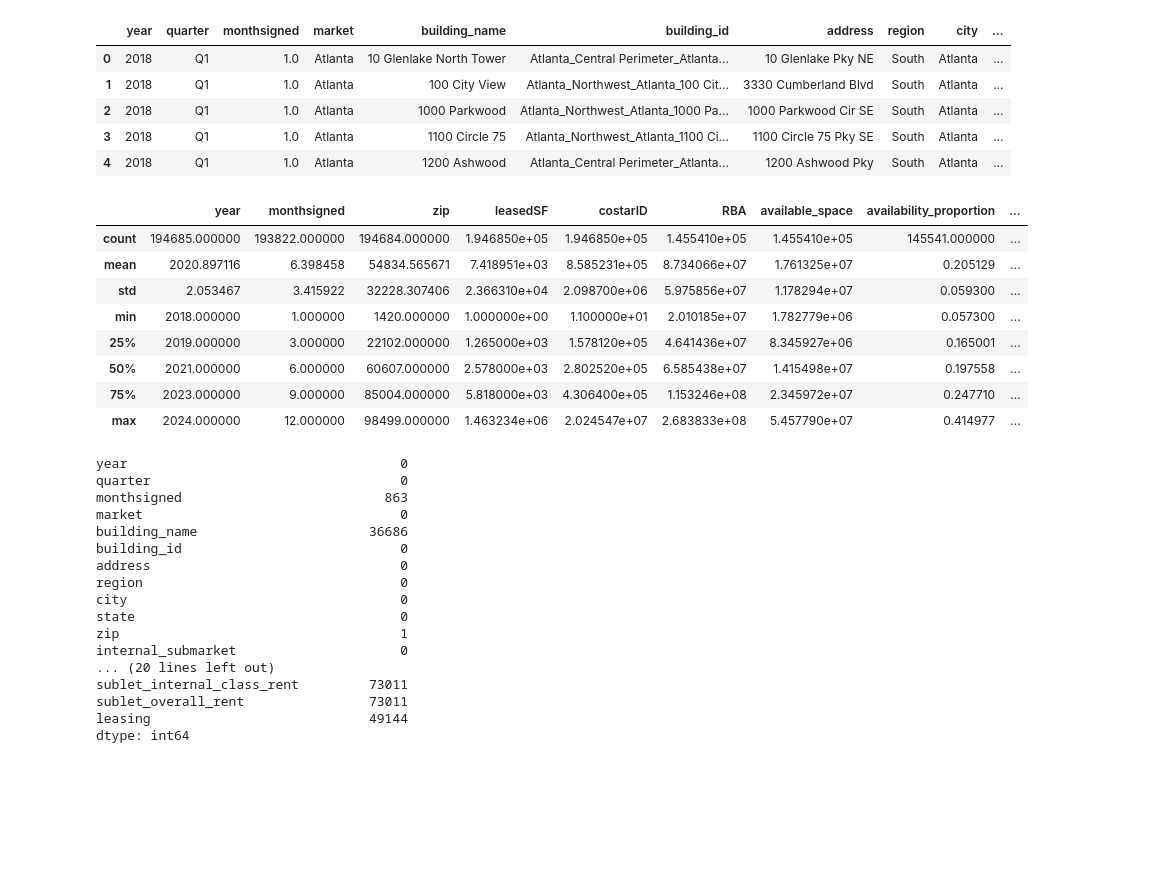
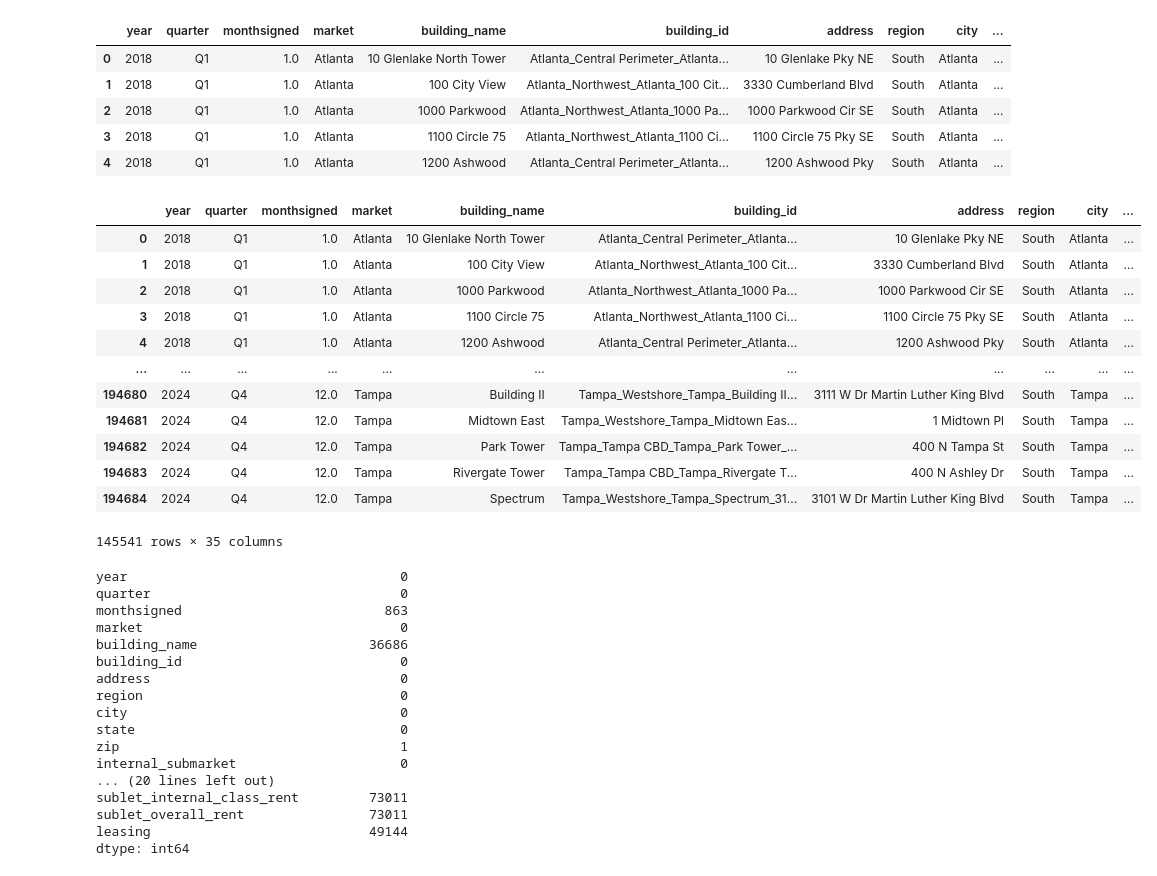
Before and after one commit to GlenFilson/ASADatafest25, a Jupyter notebook: Notebooks/glen.ipynb, the cells around one changed output. Drawn from its saved outputs; the diff is of its cells as text; code cells hidden in the pictures; blank space fills up the shorter version.

```diff
--- a/Notebooks/glen.ipynb
+++ b/Notebooks/glen.ipynb
@@ -13,18 +13,24 @@ leases.head()
 | 2 | 2018 | Q1 | 1.0 | Atlanta | 1000 Parkwood | Atlanta_Northwest_Atlanta_1000 Pa... | 1000 Parkwood Cir SE | South | Atlanta | ... |
 | 3 | 2018 | Q1 | 1.0 | Atlanta | 1100 Circle 75 | Atlanta_Northwest_Atlanta_1100 Ci... | 1100 Circle 75 Pky SE | South | Atlanta | ... |
 | 4 | 2018 | Q1 | 1.0 | Atlanta | 1200 Ashwood | Atlanta_Central Perimeter_Atlanta... | 1200 Ashwood Pky | South | Atlanta | ... |
-# %%
-leases.describe()
-# %% [output]
-|  | year | monthsigned | zip | leasedSF | costarID | RBA | available_space | availability_proportion | ... |
-| count | 194685.000000 | 193822.000000 | 194684.000000 | 1.946850e+05 | 1.946850e+05 | 1.455410e+05 | 1.455410e+05 | 145541.000000 | ... |
-| mean | 2020.897116 | 6.398458 | 54834.565671 | 7.418951e+03 | 8.585231e+05 | 8.734066e+07 | 1.761325e+07 | 0.205129 | ... |
-| std | 2.053467 | 3.415922 | 32228.307406 | 2.366310e+04 | 2.098700e+06 | 5.975856e+07 | 1.178294e+07 | 0.059300 | ... |
-| min | 2018.000000 | 1.000000 | 1420.000000 | 1.000000e+00 | 1.100000e+01 | 2.010185e+07 | 1.782779e+06 | 0.057300 | ... |
-| 25% | 2019.000000 | 3.000000 | 22102.000000 | 1.265000e+03 | 1.578120e+05 | 4.641436e+07 | 8.345927e+06 | 0.165001 | ... |
-| 50% | 2021.000000 | 6.000000 | 60607.000000 | 2.578000e+03 | 2.802520e+05 | 6.585438e+07 | 1.415498e+07 | 0.197558 | ... |
-| 75% | 2023.000000 | 9.000000 | 85004.000000 | 5.818000e+03 | 4.306400e+05 | 1.153246e+08 | 2.345972e+07 | 0.247710 | ... |
-| max | 2024.000000 | 12.000000 | 98499.000000 | 1.463234e+06 | 2.024547e+07 | 2.683833e+08 | 5.457790e+07 | 0.414977 | ... |
+# %%
+#only focus on leases over 10000 rentable building area
+focused_lease = leases[leases['RBA'] > 10000]
+focused_lease
+# %% [output]
+|  | year | quarter | monthsigned | market | building_name | building_id | address | region | city | ... |
+| 0 | 2018 | Q1 | 1.0 | Atlanta | 10 Glenlake North Tower | Atlanta_Central Perimeter_Atlanta... | 10 Glenlake Pky NE | South | Atlanta | ... |
+| 1 | 2018 | Q1 | 1.0 | Atlanta | 100 City View | Atlanta_Northwest_Atlanta_100 Cit... | 3330 Cumberland Blvd | South | Atlanta | ... |
+| 2 | 2018 | Q1 | 1.0 | Atlanta | 1000 Parkwood | Atlanta_Northwest_Atlanta_1000 Pa... | 1000 Parkwood Cir SE | South | Atlanta | ... |
+| 3 | 2018 | Q1 | 1.0 | Atlanta | 1100 Circle 75 | Atlanta_Northwest_Atlanta_1100 Ci... | 1100 Circle 75 Pky SE | South | Atlanta | ... |
+| 4 | 2018 | Q1 | 1.0 | Atlanta | 1200 Ashwood | Atlanta_Central Perimeter_Atlanta... | 1200 Ashwood Pky | South | Atlanta | ... |
+| ... | ... | ... | ... | ... | ... | ... | ... | ... | ... | ... |
+| 194680 | 2024 | Q4 | 12.0 | Tampa | Building II | Tampa_Westshore_Tampa_Building II... | 3111 W Dr Martin Luther King Blvd | South | Tampa | ... |
+| 194681 | 2024 | Q4 | 12.0 | Tampa | Midtown East | Tampa_Westshore_Tampa_Midtown Eas... | 1 Midtown Pl | South | Tampa | ... |
+| 194682 | 2024 | Q4 | 12.0 | Tampa | Park Tower | Tampa_Tampa CBD_Tampa_Park Tower_... | 400 N Tampa St | South | Tampa | ... |
+| 194683 | 2024 | Q4 | 12.0 | Tampa | Rivergate Tower | Tampa_Tampa CBD_Tampa_Rivergate T... | 400 N Ashley Dr | South | Tampa | ... |
+| 194684 | 2024 | Q4 | 12.0 | Tampa | Spectrum | Tampa_Westshore_Tampa_Spectrum_31... | 3101 W Dr Martin Luther King Blvd | South | Tampa | ... |
+145541 rows × 35 columns
 # %%
 null_counts = leases.isnull().sum()
 
```
Also changed, not shown: parts of 4 cells of this notebook, 7 other files.
